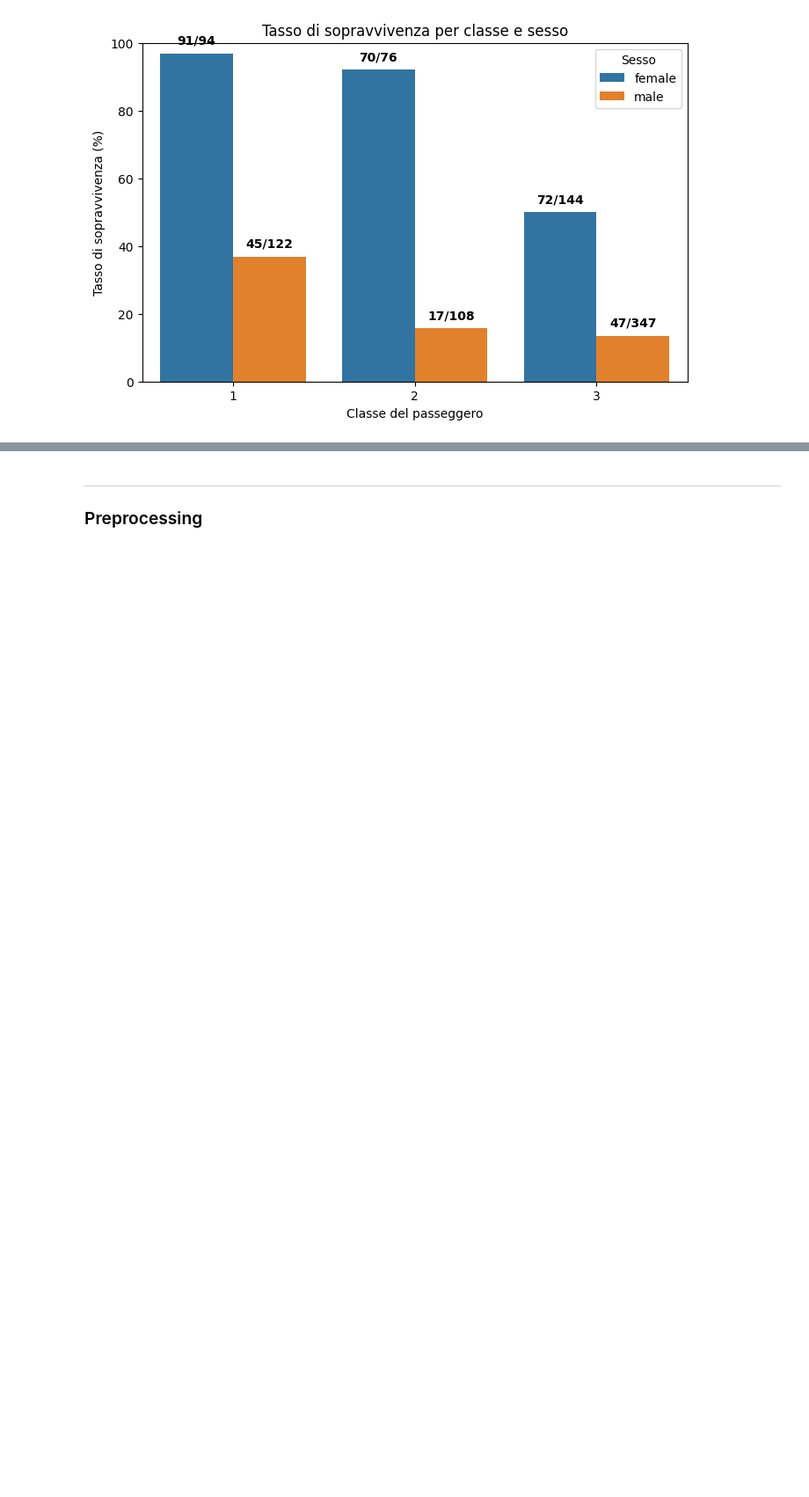
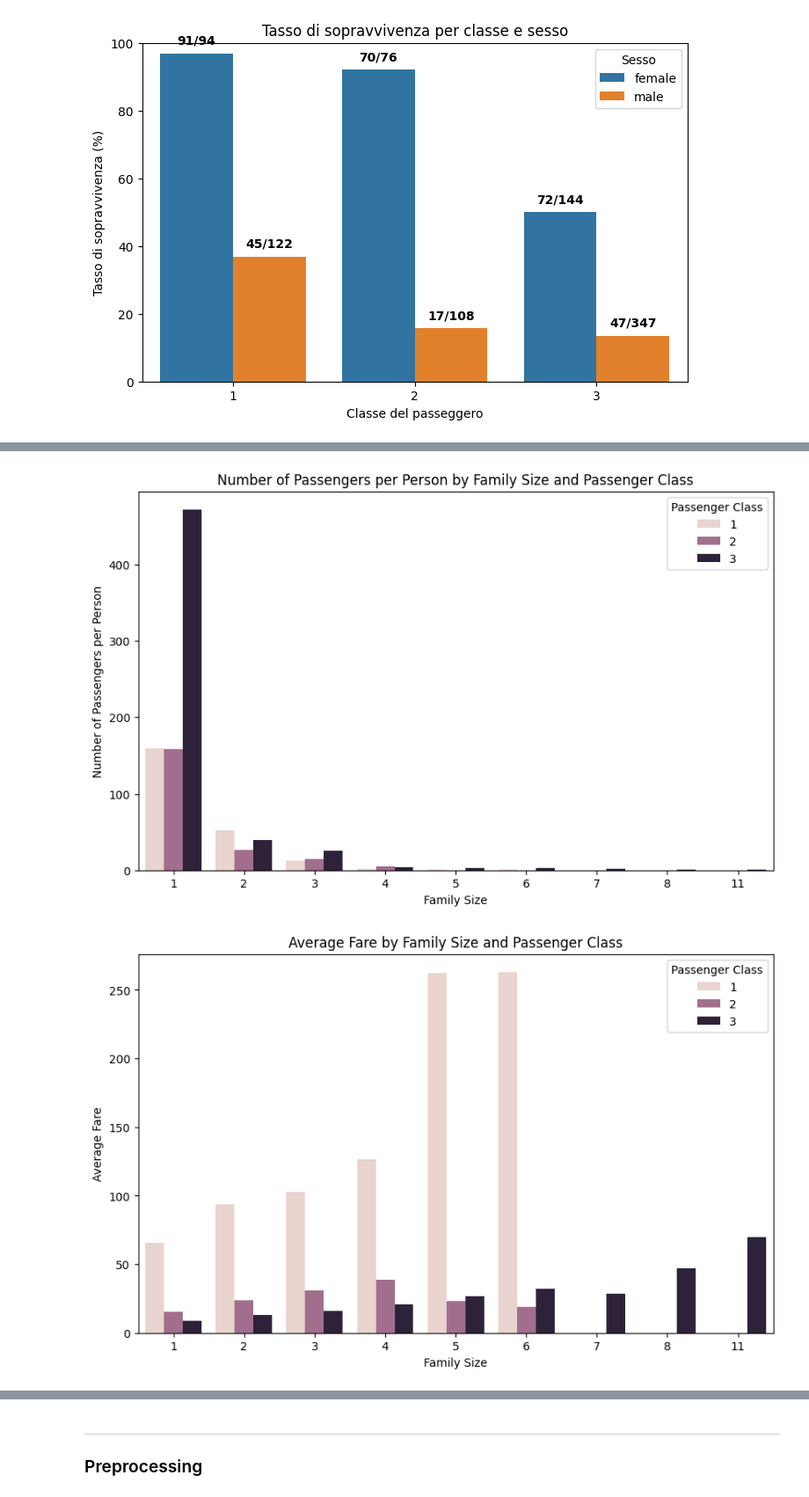
Before and after one commit to lPen88/dataProject, a Jupyter notebook: report.ipynb, the cells around one changed output, grey strips where cells are left out. Shown: that part at 88% size. Drawn from its saved outputs; the diff is of its cells as text; code cells hidden in the pictures; blank space fills up the shorter version.

```diff
--- a/report.ipynb
+++ b/report.ipynb
@@ -174,0 +205,29 @@ plt.show()
+# %%
+df['FamilySize'] = df['SibSp'] + df['Parch'] + 1  # +1 per includere il passeggero stesso
+
+df_plot = df.groupby(['FamilySize', 'Pclass']).size().reset_index(name='Count')
+df_plot['CountPerPerson'] = df_plot['Count'] / df_plot['FamilySize']
+plt.figure(figsize=(10, 6))
+sns.barplot(data=df_plot, x='FamilySize', y='CountPerPerson', hue='Pclass')
+plt.title('Number of Passengers per Person by Family Size and Passenger Class')
+plt.ylabel('Number of Passengers per Person')
+plt.xlabel('Family Size')
+plt.legend(title='Passenger Class')
+plt.show()
+
+fare_by_family = (
+    df.groupby(['FamilySize', 'Pclass'])['Fare']
+      .mean()
+      .reset_index()
+)
+plt.figure(figsize=(10, 6))
+ax = sns.barplot(data=fare_by_family, x='FamilySize', y='Fare', hue='Pclass')
+plt.title('Average Fare by Family Size and Passenger Class')
+plt.ylabel('Average Fare')
+plt.xlabel('Family Size')
+plt.legend(title='Passenger Class')
+
+plt.show()
+# %% [output]
+[figure, added]
+[figure, added]
```
Also changed, not shown: parts of 56 cells of this notebook, 6 other files.
